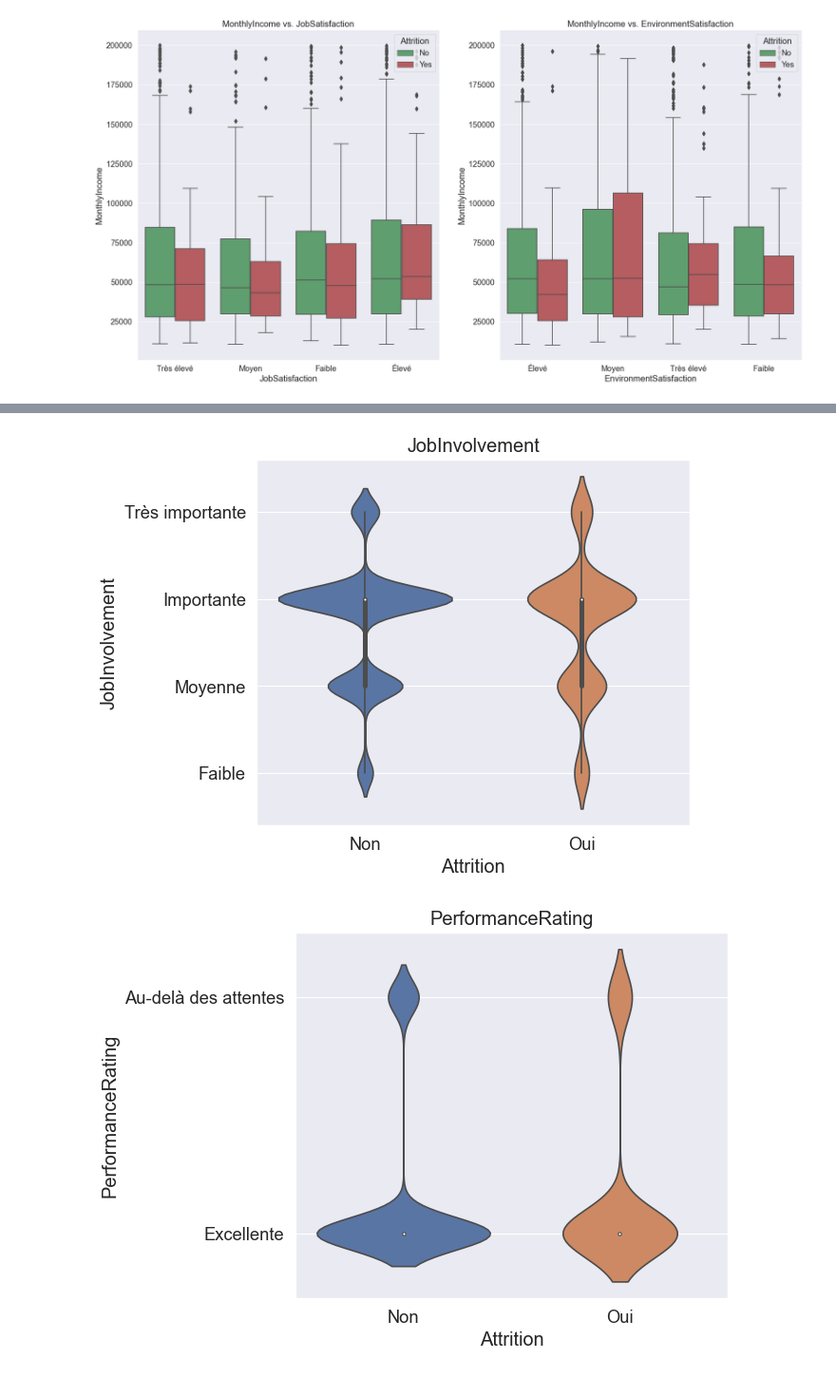
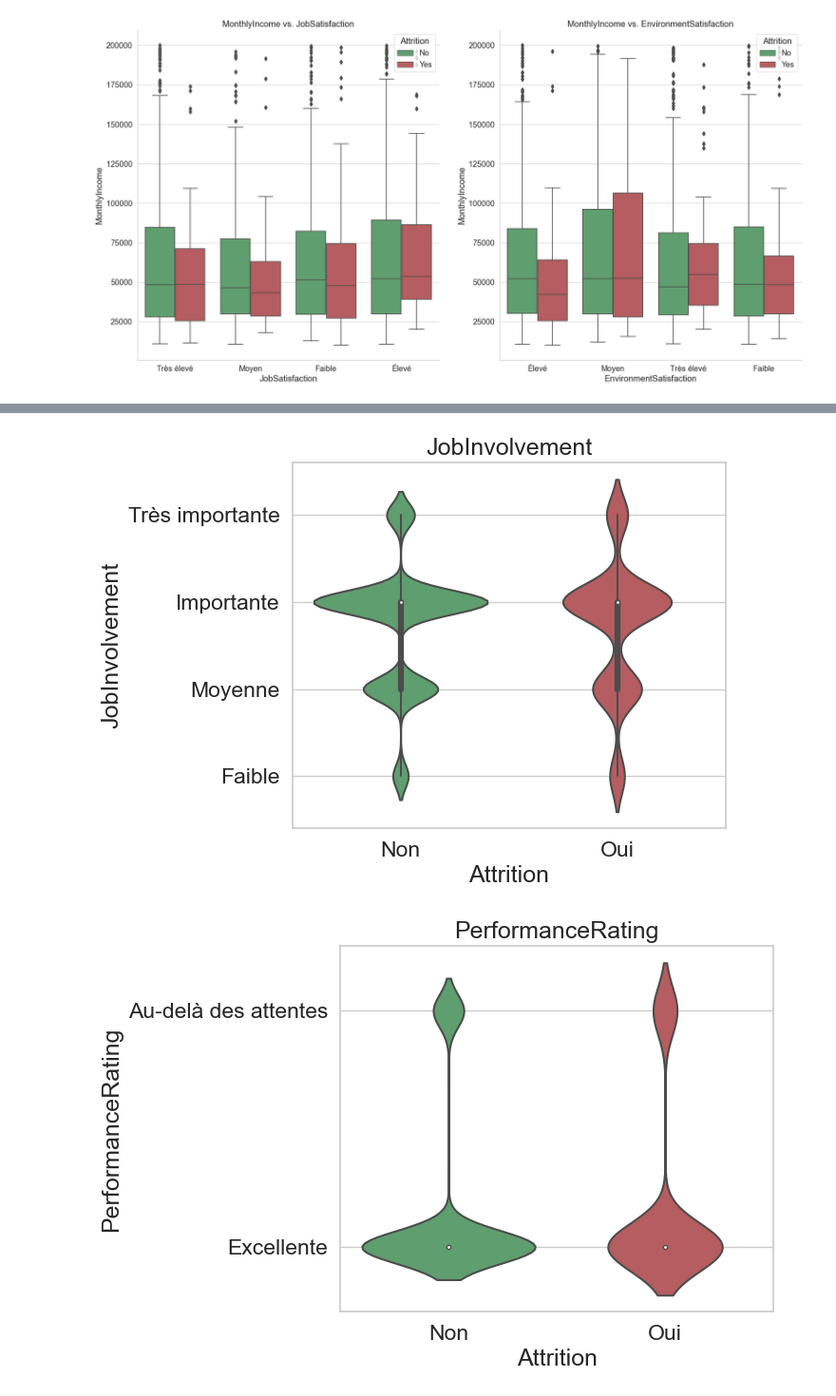
Before and after one commit to MagicalKyaru/ProjetIA_CESI, a Jupyter notebook: Misc_Graphs.ipynb, the cells around one changed output, grey strips where cells are left out. Shown at 95% size. Drawn from its saved outputs; the diff is of its cells as text; code cells hidden in the pictures.

Commit message:
Création des graphes

```diff
--- a/Misc_Graphs.ipynb
+++ b/Misc_Graphs.ipynb
@@ -14,0 +17,10 @@ analysis_dataset = complete_csv.copy()
+# %%
+sns.set( font_scale=1.5)
+sns.set_style("whitegrid")
+plt.figure(figsize=(25,7))
+
+plt.subplot(1,3,1)
+sns.kdeplot(
+    data=analysis_dataset, x="MonthlyIncome", y="hrs", hue="Attrition", fill=True, levels=10, thresh=.06,
+)
+plt.show()
@@ -17,6 +31,7 @@ analysis_dataset = complete_csv.copy()
 # %%
 sns.set(context="paper", font_scale=1.5)
 plt.figure(figsize=(20,10))
+sns.set_style("whitegrid")
 
 plt.subplot(1,2,1)
 sns.boxplot(x="JobSatisfaction", y="MonthlyIncome", hue="Attrition", palette=['g','r'], data=analysis_dataset)
@@ -38,7 +53,6 @@ plt.show()
 # %%
 #Préparation des données pour les prochains graphes
 analysis_dataset['Attrition'] = analysis_dataset['Attrition'].replace({'1': 1, '0': 0})
-analysis_dataset['JobSatisfaction'] = analysis_dataset['JobSatisfaction'].replace({'Faible': 0, 'Moyen': 1, 'Élevé': 2, 'Très élevé': 3})
 analysis_dataset['JobInvolvement'] = analysis_dataset['JobInvolvement'].replace({'Faible': 0, 'Moyenne': 1, 'Importante': 2, 'Très importante': 3})
 analysis_dataset['PerformanceRating'] = analysis_dataset['PerformanceRating'].replace({'Excellent': 0, 'Au delà des attentes': 1})
 # %%
@@ -58,7 +72,7 @@ plt.show()
 plt.figure(figsize=(20,5))
 
 plt.subplot(1,3,2)
-plot2 = sns.violinplot(data=analysis_dataset, x="Attrition", y="JobInvolvement")
+plot2 = sns.violinplot(data=analysis_dataset, x="Attrition", y="JobInvolvement", palette=['g','r'])
 plot2.set_xticklabels(['Non','Oui'])
 plot2.set_yticks(range(4))
 plot2.set_yticklabels(['Faible','Moyenne', 'Importante', 'Très importante'])
@@ -66,17 +80,17 @@ plt.title('JobInvolvement')
 
 plt.show()
 # %% [output]
-[figure, old version]
+[figure, new version]
 # %%
 plt.figure(figsize=(20,5))
 
 plt.subplot(1,3,3)
-plot3 = sns.violinplot(data=analysis_dataset, x="Attrition", y="PerformanceRating")
+plot3 = sns.violinplot(data=analysis_dataset, x="Attrition", y="PerformanceRating", palette=['g','r'])
 plot3.set_xticklabels(['Non','Oui'])
 plot3.set_yticks(range(2))
 plot3.set_yticklabels(['Excellente','Au-delà des attentes'])
 plt.title('PerformanceRating')
 
 plt.show()
 # %% [output]
-[figure, old version]
+[figure, new version]
```
Also changed, not shown: parts of 4 cells of this notebook, 1 other file.
